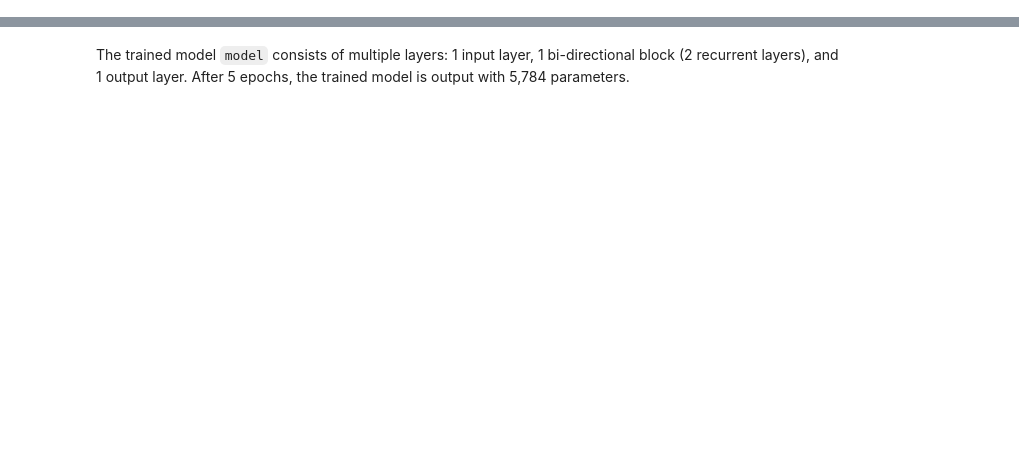
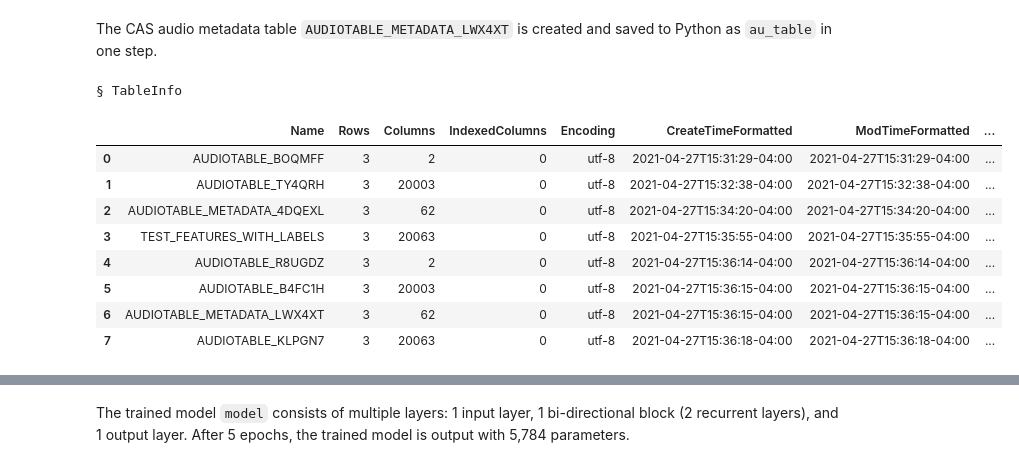
Before and after one commit to sassoftware/python-dlpy, a Jupyter notebook: examples/speech_recognition/AudioTraining.ipynb, the cells around one changed output, grey strips where cells are left out. Cells and saved outputs as stored; diff of their text form; code cells hidden in the pictures; blank space fills up the shorter version.

Commit message:
updated audioTraining example runs end-to-end with new supplied data

```diff
--- a/examples/speech_recognition/AudioTraining.ipynb
+++ b/examples/speech_recognition/AudioTraining.ipynb
@@ -301,0 +111,22 @@ elapsed 0.532s · user 0.513s · sys 0.151s · mem 266MB
+# %%
+# Configure SWAT
+
+# Import SAS SWAT
+import swat
+from swat import *
+
+# SWAT data message handler
+import swat.cas.datamsghandlers as dmh
+
+# Exception handler for reading StringIO
+# text data into memory
+try:
+    from StringIO import StringIO
+except ImportError:
+    from io import StringIO
+
+# Connect to the SAS CAS Server
+s = CAS('your-host-name.unx.com', 5570)
+
+# load the SAS CAS DeepLearn action set
+s.loadactionset('deeplearn')
@@ -301,0 +370,18 @@ elapsed 0.532s · user 0.513s · sys 0.151s · mem 266MB
+# %% [markdown]
+The CAS audio metadata table `AUDIOTABLE_METADATA_LWX4XT` is created and saved to Python as `au_table` in one step.
+# %%
+# Verify that the new audio table AUDIOTABLE_METADATA_LWX4XT
+# is created in SAS CAS.
+
+s.table.tableInfo()
+# %% [output]
+§ TableInfo
+|  | Name | Rows | Columns | IndexedColumns | Encoding | CreateTimeFormatted | ModTimeFormatted | ... |
+| 0 | AUDIOTABLE_BOQMFF | 3 | 2 | 0 | utf-8 | 2021-04-27T15:31:29-04:00 | 2021-04-27T15:31:29-04:00 | ... |
+| 1 | AUDIOTABLE_TY4QRH | 3 | 20003 | 0 | utf-8 | 2021-04-27T15:32:38-04:00 | 2021-04-27T15:32:38-04:00 | ... |
+| 2 | AUDIOTABLE_METADATA_4DQEXL | 3 | 62 | 0 | utf-8 | 2021-04-27T15:34:20-04:00 | 2021-04-27T15:34:20-04:00 | ... |
+| 3 | TEST_FEATURES_WITH_LABELS | 3 | 20063 | 0 | utf-8 | 2021-04-27T15:35:55-04:00 | 2021-04-27T15:35:55-04:00 | ... |
+| 4 | AUDIOTABLE_R8UGDZ | 3 | 2 | 0 | utf-8 | 2021-04-27T15:36:14-04:00 | 2021-04-27T15:36:14-04:00 | ... |
+| 5 | AUDIOTABLE_B4FC1H | 3 | 20003 | 0 | utf-8 | 2021-04-27T15:36:15-04:00 | 2021-04-27T15:36:15-04:00 | ... |
+| 6 | AUDIOTABLE_METADATA_LWX4XT | 3 | 62 | 0 | utf-8 | 2021-04-27T15:36:15-04:00 | 2021-04-27T15:36:15-04:00 | ... |
+| 7 | AUDIOTABLE_KLPGN7 | 3 | 20063 | 0 | utf-8 | 2021-04-27T15:36:18-04:00 | 2021-04-27T15:36:18-04:00 | ... |
```
Also changed, not shown: parts of 106 cells of this notebook.
